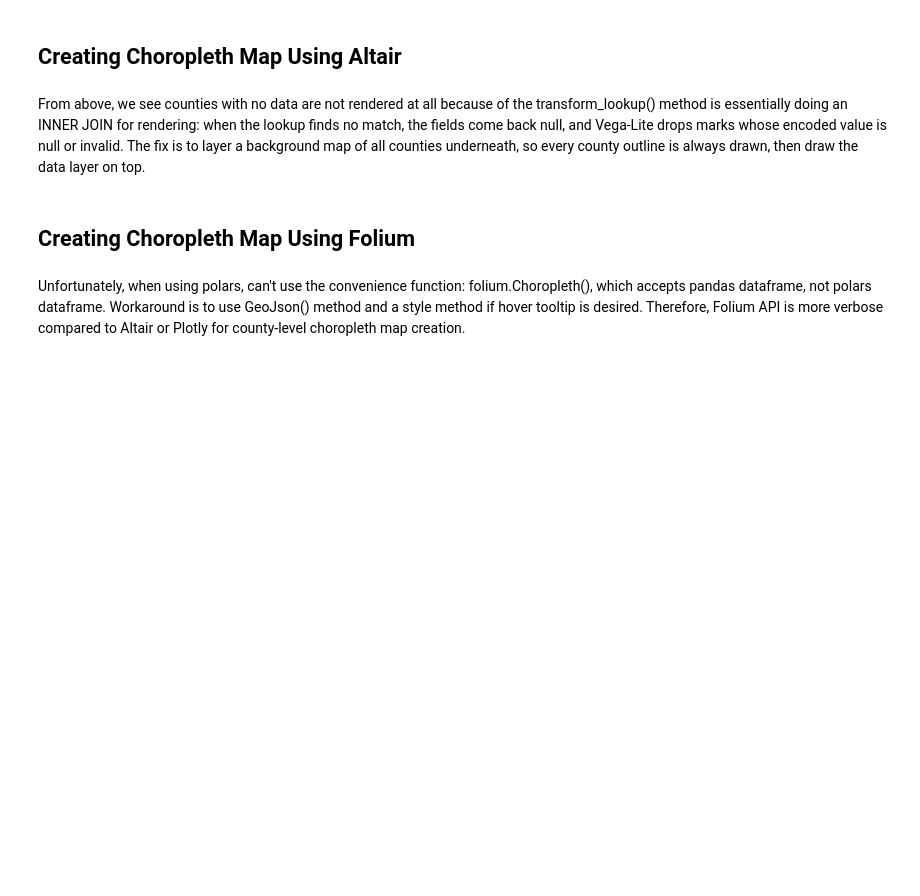
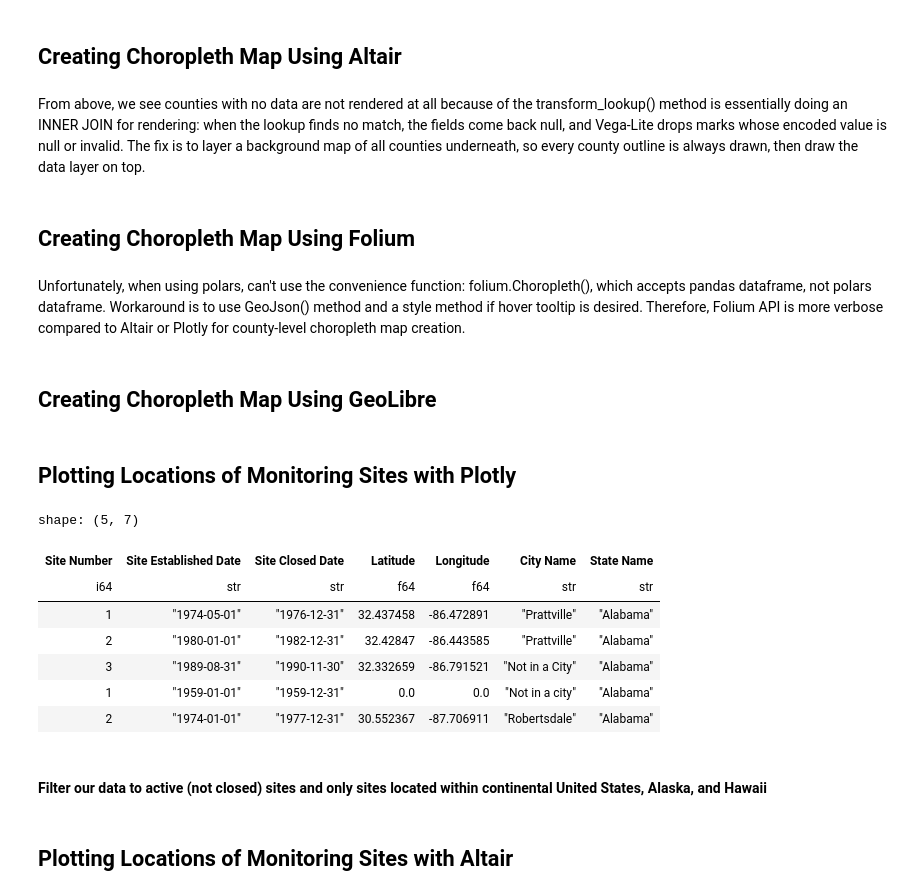
Before and after one commit to pybokeh/data-sets, a Jupyter notebook: air-quality-index/notebooks/EPA_Air_Data.ipynb, the cells around one changed output. Drawn from its saved outputs; the diff is of its cells as text; code cells hidden in the pictures; blank space fills up the shorter version.

Commit message:
Added GeoLibre examples

```diff
--- a/air-quality-index/notebooks/EPA_Air_Data.ipynb
+++ b/air-quality-index/notebooks/EPA_Air_Data.ipynb
@@ -340,3 +342,5 @@ folium.GeoJson(
 
 colormap.add_to(m)  # legend
 m
+# %% [markdown]
+## Creating Choropleth Map Using GeoLibre
@@ -342,0 +419,25 @@ m
+# %% [markdown]
+## Plotting Locations of Monitoring Sites with Plotly
+# %%
+df_aqs_sites = pl.read_csv(
+    "../data/aqs_sites.csv",
+    columns=["Site Number","Site Established Date","Site Closed Date","Latitude","Longitude","City Name","State Name"],
+    schema_overrides={
+        "Latitude": pl.Float64,
+        "Longitude": pl.Float64
+    },
+    infer_schema_length=10000,
+)
+# %%
+df_aqs_sites.head()
+# %% [output]
+shape: (5, 7)
+| Site Number | Site Established Date | Site Closed Date | Latitude | Longitude | City Name | State Name |
+| i64 | str | str | f64 | f64 | str | str |
+| 1 | "1974-05-01" | "1976-12-31" | 32.437458 | -86.472891 | "Prattville" | "Alabama" |
+| 2 | "1980-01-01" | "1982-12-31" | 32.42847 | -86.443585 | "Prattville" | "Alabama" |
+| 3 | "1989-08-31" | "1990-11-30" | 32.332659 | -86.791521 | "Not in a City" | "Alabama" |
+| 1 | "1959-01-01" | "1959-12-31" | 0.0 | 0.0 | "Not in a city" | "Alabama" |
+| 2 | "1974-01-01" | "1977-12-31" | 30.552367 | -87.706911 | "Robertsdale" | "Alabama" |
+# %% [markdown]
+#### Filter our data to active (not closed) sites and only sites located within continental United States, Alaska, and Hawaii
@@ -342,0 +507,2 @@ m
+# %% [markdown]
+## Plotting Locations of Monitoring Sites with Altair
```
Also changed, not shown: parts of 12 cells of this notebook.
